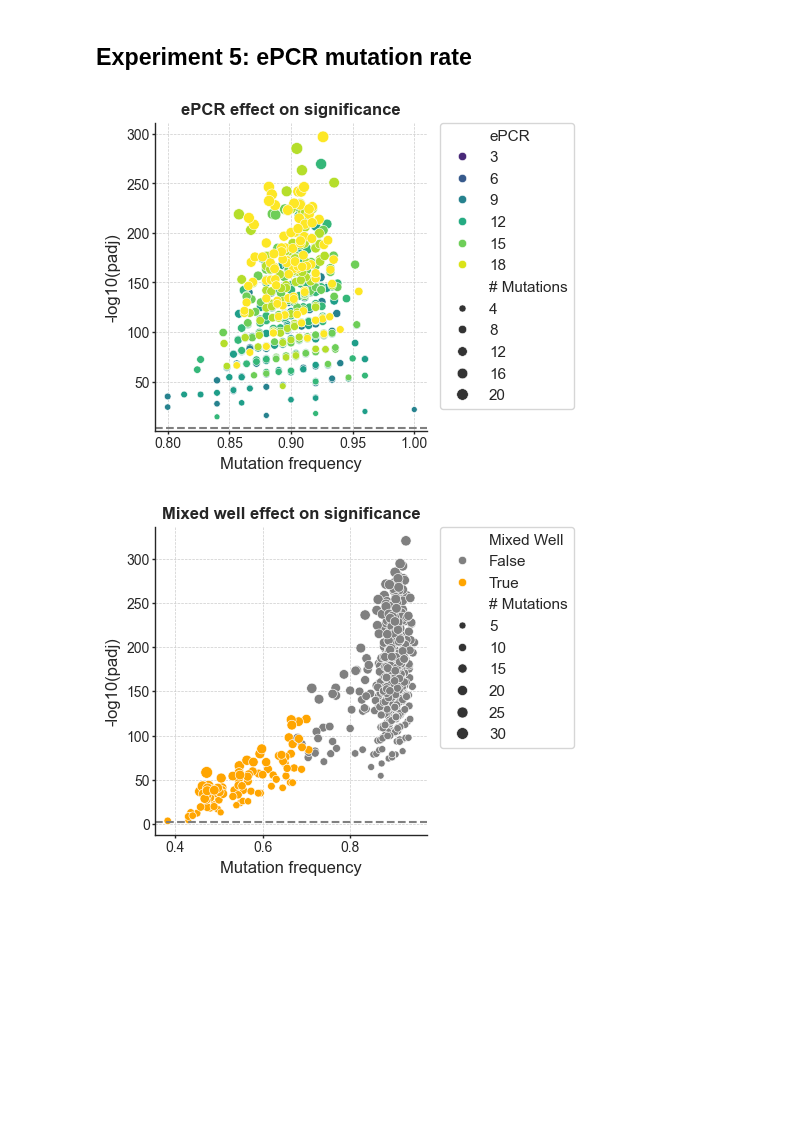
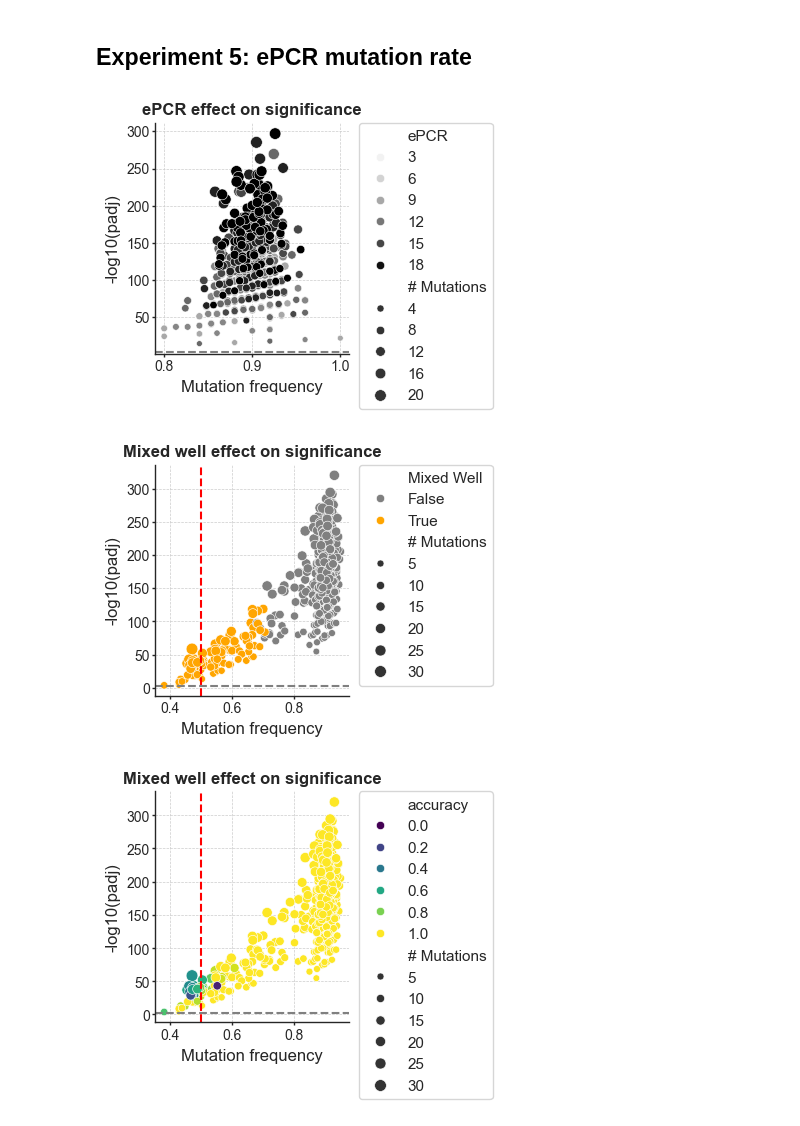
Before and after one commit to fhalab/LevSeq, a Jupyter notebook: simulation/Ape AGW ePCR Figures.ipynb, the cells around one changed output. Drawn from its saved outputs; the diff is of its cells as text; code cells hidden in the pictures; blank space fills up the shorter version.

```diff
--- a/simulation/Ape AGW ePCR Figures.ipynb
+++ b/simulation/Ape AGW ePCR Figures.ipynb
@@ -27,7 +27,7 @@ axis_line_width = 1.0
 axis_font_size = 12
 title_font_size = 12
 label_font_size = 10
-figsize = (3.5, 4) # Figure size
+figsize = (2.5, 3) # Figure size
 font = 'Arial'
 style = 'ticks'
 font_family = 'sans-serif'
@@ -232,7 +230,7 @@ experiment_df.replace([np.inf, -np.inf], 320, inplace=True)
 experiment_df['ePCR'] = [int(c.split('_')[-1]) for c in experiment_df['Plate']]
 experiment_df['# Mutations'] = [len(str(v).split('_')) for v in experiment_df['Variant'].values]
 experiment_df = experiment_df.reset_index()
-ax = sns.scatterplot(experiment_df, x='frequency', y='-log10(P.adj)', hue='ePCR', palette='viridis',
+ax = sns.scatterplot(experiment_df, x='frequency', y='-log10(P.adj)', hue='ePCR', palette='Greys',
                      size="# Mutations")
 set_ax_params(ax)
 plt.xlabel('Mutation frequency')
@@ -244,32 +242,61 @@ plt.grid(True, which='major', linestyle='--', linewidth=0.5)
 plt.savefig(f'{fig_dir}Experiment5_{label}.svg')
 plt.show()
 # %% [output]
-[figure, old version]
+[figure, new version]
 # %%
 experiment_df = pd.read_csv(f'{data_dir}Experiment6_{label}.csv')
 
 experiment_df['-log10(P.adj)'] = -1*np.log10(experiment_df['P adj.'].values)
 experiment_df.replace([np.inf, -np.inf], 320, inplace=True)
 
 experiment_df['mixedWell'] = [int(c.split('_')[-1]) for c in experiment_df['Plate']]
 experiment_df['# Mutations'] = [len(str(v).split('_')) for v in experiment_df['Variant'].values]
 #experiment_df['# Mutations'] = [f'{v}' if v < 5 else f'>=5' for v in experiment_df['# Mutations']]
 experiment_df['Mixed Well'] = [c for c in experiment_df['Mixed Well'].values]
 
 experiment_df = experiment_df.reset_index()
 ax = sns.scatterplot(experiment_df, x='frequency', y='-log10(P.adj)', hue='Mixed Well', palette=['grey', 'orange'],
                      size="# Mutations")#]# , style_order=['1', '2', '3', '4', '>=5'], s=80)
 set_ax_params(ax)
 plt.xlabel('Mutation frequency')
 plt.ylabel('-log10(padj)')
 plt.title('Mixed well effect on significance', fontsize=title_font_size, fontweight="bold")
 plt.legend(bbox_to_anchor=(1.05, 1), loc=2, borderaxespad=0.)
 plt.axhline(y = significance, color = 'grey', linestyle = '--') #axis='y',
 plt.grid(True, which='major', linestyle='--', linewidth=0.5)
+plt.axvline(x = 0.5, color = 'red', linestyle = '--') #axis='y',
+
 plt.savefig(f'{fig_dir}Experiment6_{label}.svg')
 plt.show()
 # %% [output]
-[figure, old version]
+[figure, new version]
+# %%
+experiment_df = pd.read_csv(f'{data_dir}Experiment6_{label}.csv')
+
+experiment_df['-log10(P.adj)'] = -1*np.log10(experiment_df['P adj.'].values)
+experiment_df.replace([np.inf, -np.inf], 320, inplace=True)
+
+experiment_df['mixedWell'] = [int(c.split('_')[-1]) for c in experiment_df['Plate']]
+experiment_df['# Mutations'] = [len(str(v).split('_')) for v in experiment_df['Variant'].values]
+#experiment_df['# Mutations'] = [f'{v}' if v < 5 else f'>=5' for v in experiment_df['# Mutations']]
+experiment_df['Mixed Well'] = [c for c in experiment_df['Mixed Well'].values]
+
+experiment_df = experiment_df.reset_index()
+ax = sns.scatterplot(experiment_df, x='frequency', y='-log10(P.adj)', hue='accuracy', palette='viridis',
+                     size="# Mutations")#]# , style_order=['1', '2', '3', '4', '>=5'], s=80)
+set_ax_params(ax)
+plt.xlabel('Mutation frequency')
+plt.ylabel('-log10(padj)')
+plt.title('Mixed well effect on significance', fontsize=title_font_size, fontweight="bold")
+plt.legend(bbox_to_anchor=(1.05, 1), loc=2, borderaxespad=0.)
+plt.axhline(y = significance, color = 'grey', linestyle = '--') #axis='y',
+plt.grid(True, which='major', linestyle='--', linewidth=0.5)
+plt.axvline(x = 0.5, color = 'red', linestyle = '--') #axis='y',
+
+plt.savefig(f'{fig_dir}Experiment6_version2_{label}.svg')
+plt.show()
+# %% [output]
+[figure, added]
 # %%
 experiment_df = pd.read_csv(f'{data_dir}Experiment6_{label}.csv')
 
```
Also changed, not shown: parts of 8 cells of this notebook, 5 other files.
